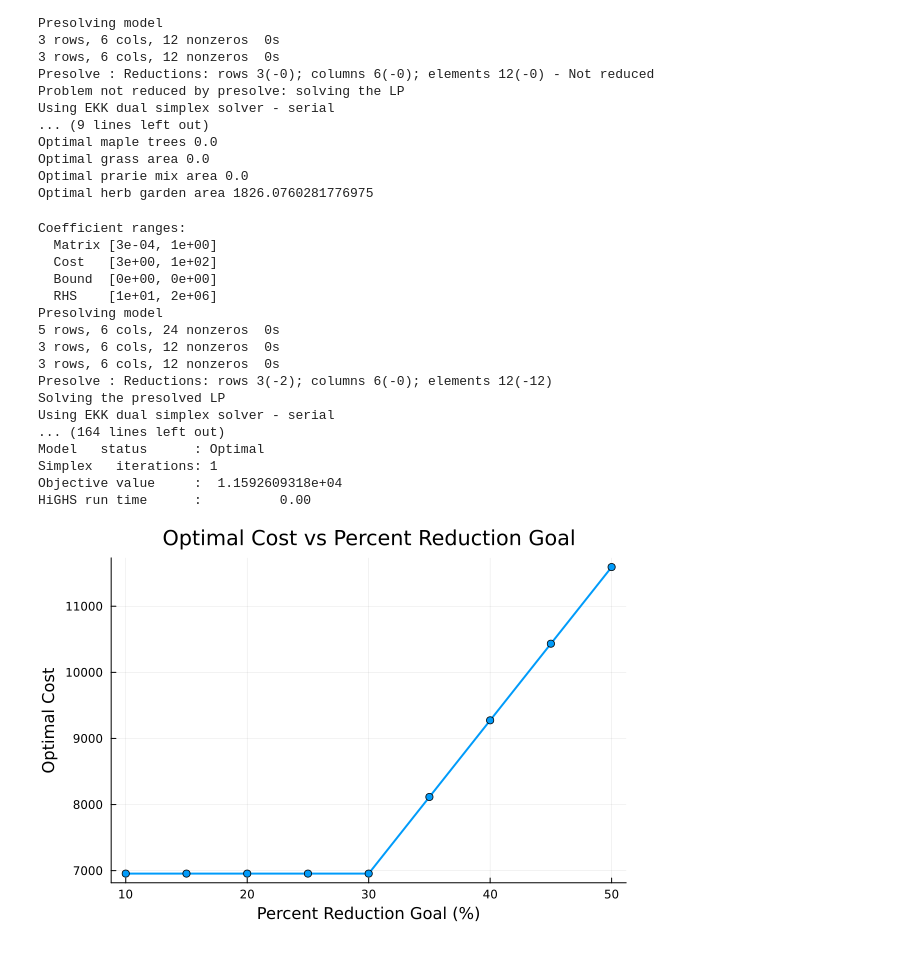
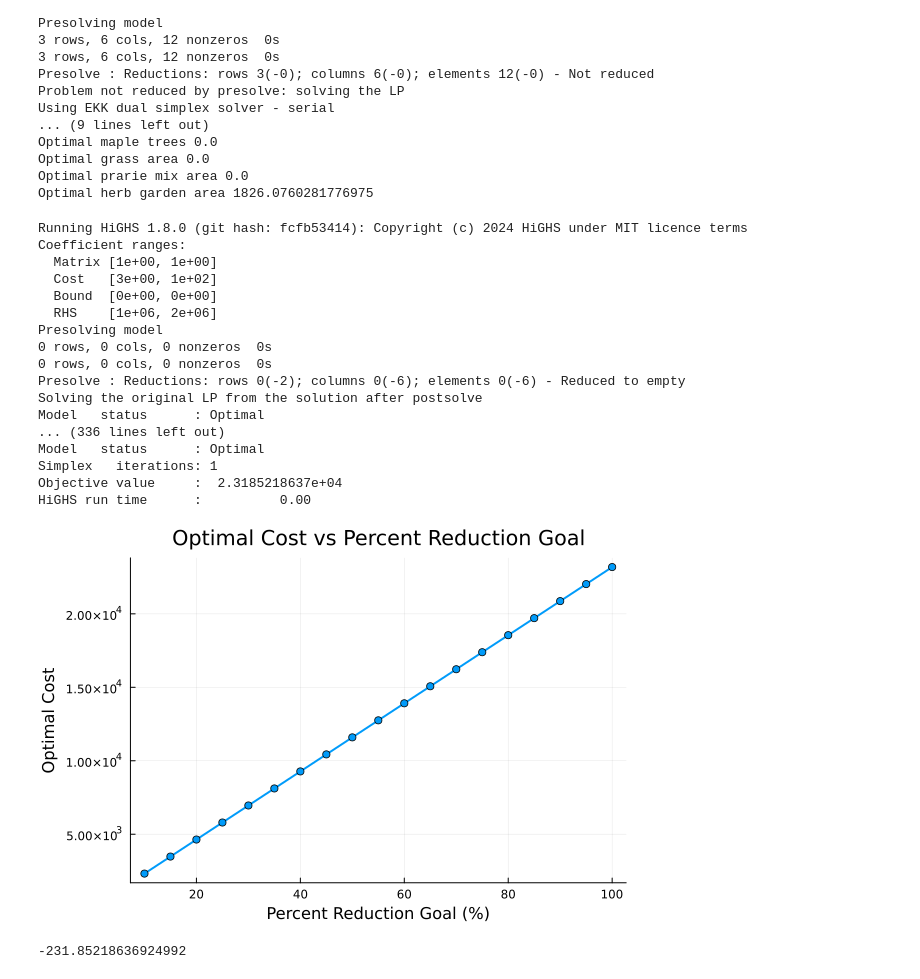
Before and after one commit to CamilaMonter/l3bc-final-project, a Jupyter notebook: finalproject.ipynb, the cells around one changed output. Saved outputs shown, nothing was run; the diff lists cells and outputs as text; code cells hidden in the pictures.

Commit message:
shadow price

```diff
--- a/finalproject.ipynb
+++ b/finalproject.ipynb
@@ -127,45 +127,66 @@ Optimal grass area 0.0
 Optimal prarie mix area 0.0
 Optimal herb garden area 1826.0760281776975
 # %%
-using JuMP, HiGHS, Plots
+# Define the range of percent reduction goals
+percent_reduction_goals = 10:5:100 # from 10% to 50% in increments of 5%
+optimal_costs = []
 
-# Define the range of percent reduction goals
-percent_reduction_goals = 10:5:50 # from 10% to 50% in increments of 5%
-optimal_costs = []
+air_quality_model = Model(HiGHS.Optimizer)
+@variable(air_quality_model, G[1:6]>=0) #area in meters squared
+
+fixed_cost = installation_cost*G[4] +  installation_cost*G[5] +  installation_cost*G[6] + maintenance_cost*G[4] + maintenance_cost*G[5] + maintenance_cost*G[6]
+variable_cost = G[1]*oak_tree_cost + G[2]*ash_tree_cost + G[3]*maple_tree_cost + G[4]*grass_cost + G[5]*prairie_mix_cost + G[6]*herb_garden_cost
+cost = fixed_cost + variable_cost
+@objective(air_quality_model, Min, cost)
+
+#print(air_quality_model)
+
+emissions_reduction = (G[1]*oak_tree_cs + G[2]*ash_tree_cs + G[3]*maple_tree_cs + G[4]*grass_cs + G[5]*prairie_mix_cs + G[6]*herb_garden_cs)*(44/12) #kg CO2 / year
+new_total_emissions = current_emission_level - emissions_reduction
+percent_reduction = (current_emission_level - new_total_emissions)/current_emission_level * 100
+@constraint(air_quality_model, area_constraint_park, G[1]+G[2]+G[3] <= park_area)
+@constraint(air_quality_model, area_constraint_rooftop, G[4]+G[5]+G[6] <= usable_roof_area*city_area)
+
+# Optimize the model
+optimize!(air_quality_model)
 
 # Loop over each percent reduction goal
 for goal in percent_reduction_goals
     # Add a temporary constraint for the current percent reduction goal
     temp_constraint = @constraint(air_quality_model, percent_reduction >= goal)
 
     # Solve the model
     optimize!(air_quality_model)
 
     push!(optimal_costs, objective_value(air_quality_model))
 
     # Remove the temporary constraint before the next iteration
     delete(air_quality_model, temp_constraint)
 end
 
 # Plot the results
 plot(percent_reduction_goals, optimal_costs, xlabel="Percent Reduction Goal (%)", ylabel="Optimal Cost",
     title="Optimal Cost vs Percent Reduction Goal", lw=2, marker=:circle, legend=false)
 # %% [output]
+Running HiGHS 1.8.0 (git hash: fcfb53414): Copyright (c) 2024 HiGHS under MIT licence terms
 Coefficient ranges:
-  Matrix [3e-04, 1e+00]
+  Matrix [1e+00, 1e+00]
   Cost   [3e+00, 1e+02]
   Bound  [0e+00, 0e+00]
-  RHS    [1e+01, 2e+06]
+  RHS    [1e+06, 2e+06]
 Presolving model
-5 rows, 6 cols, 24 nonzeros  0s
-3 rows, 6 cols, 12 nonzeros  0s
-3 rows, 6 cols, 12 nonzeros  0s
-Presolve : Reductions: rows 3(-2); columns 6(-0); elements 12(-12)
-Solving the presolved LP
-Using EKK dual simplex solver - serial
-... (164 lines left out)
+0 rows, 0 cols, 0 nonzeros  0s
+0 rows, 0 cols, 0 nonzeros  0s
+Presolve : Reductions: rows 0(-2); columns 0(-6); elements 0(-6) - Reduced to empty
+Solving the original LP from the solution after postsolve
+Model   status      : Optimal
+... (336 lines left out)
 Model   status      : Optimal
 Simplex   iterations: 1
-Objective value     :  1.1592609318e+04
+Objective value     :  2.3185218637e+04
 HiGHS run time      :          0.00
-[figure, old version]
+[figure, new version]
+# %%
+shadow_price(emissions_constraint)
+# %% [output]
+-231.85218636924992
```
Also changed, not shown: parts of 3 cells of this notebook.
